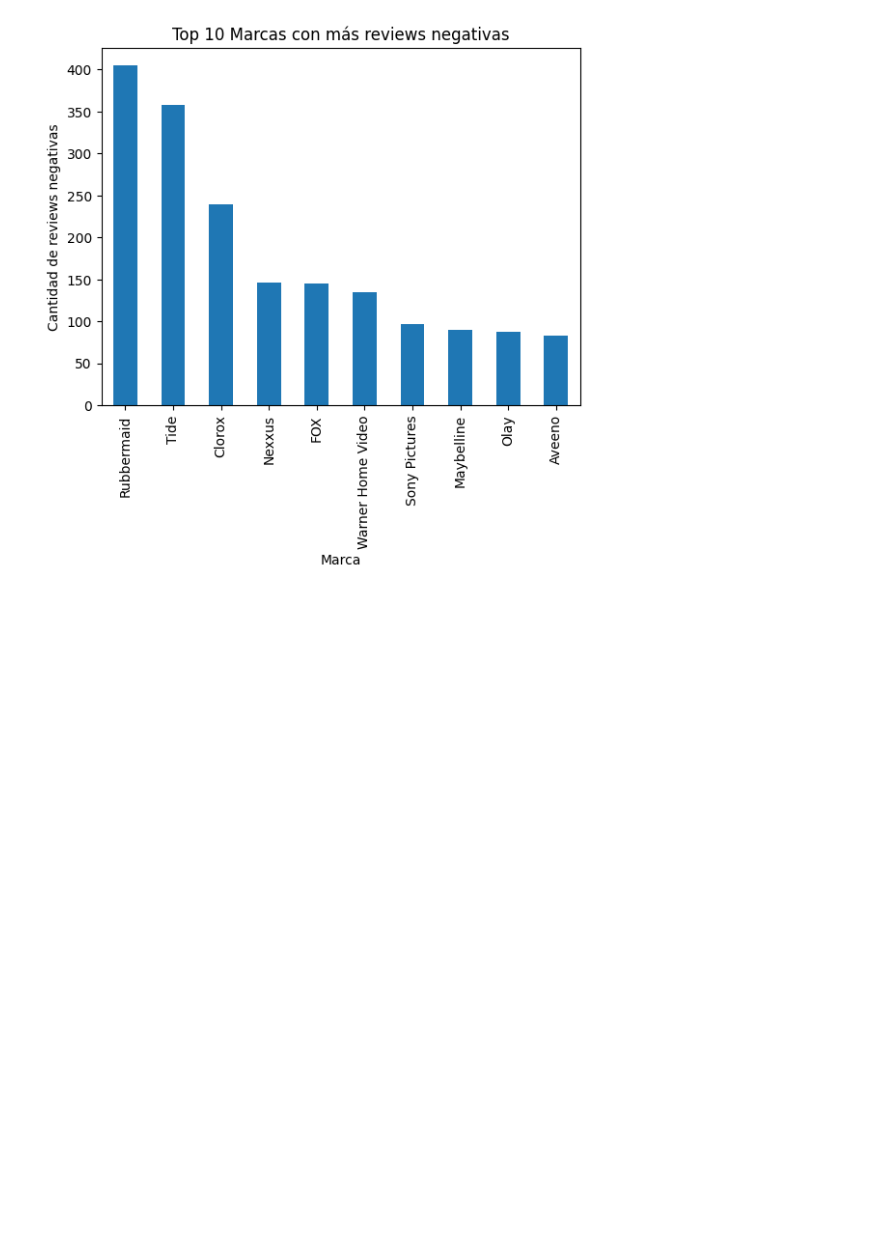
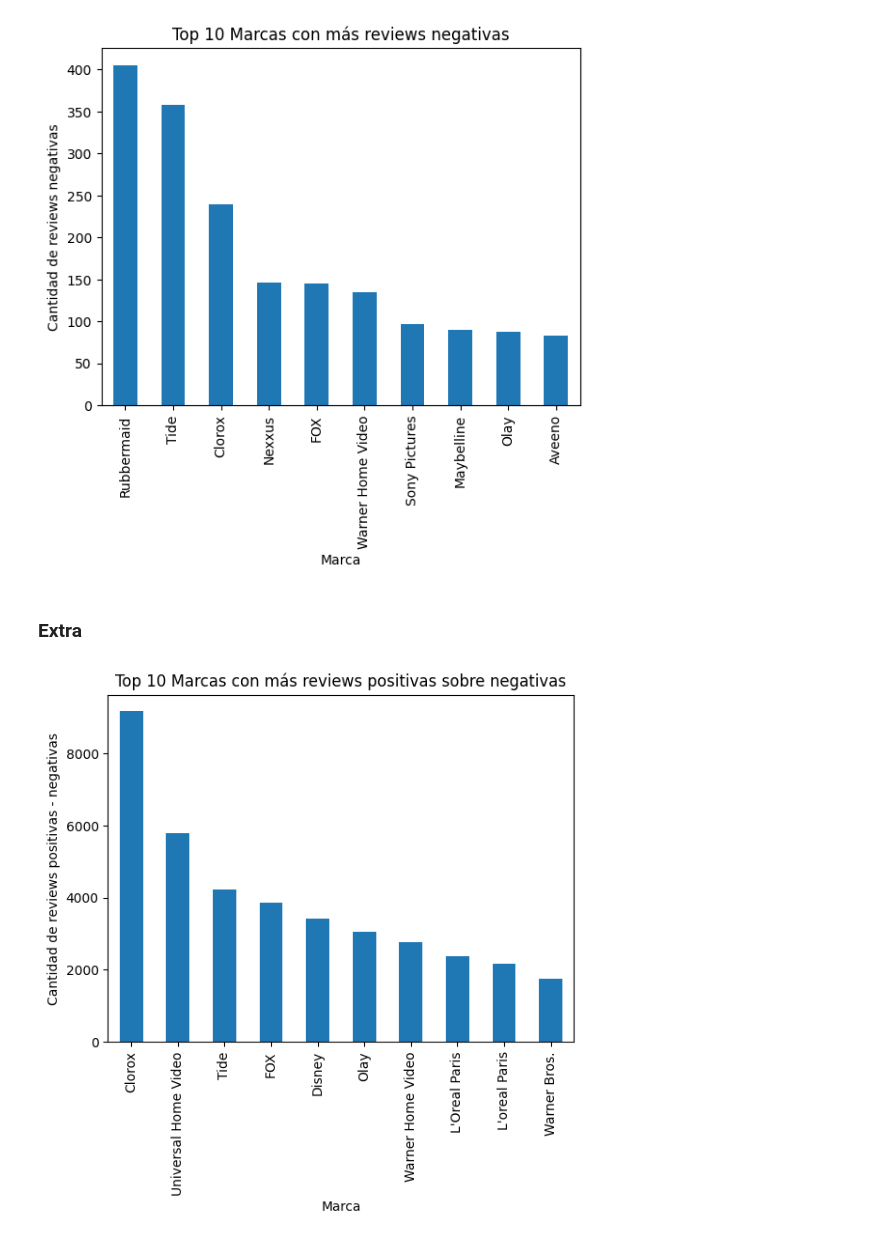
Before and after one commit to FranzCastillo/Sentiment-Analysis, a Jupyter notebook: src/ejercicio2.ipynb, the cells around one changed output. Saved outputs shown, nothing was run; the diff lists cells and outputs as text; code cells hidden in the pictures; blank space fills up the shorter version.

```diff
--- a/src/ejercicio2.ipynb
+++ b/src/ejercicio2.ipynb
@@ -225,3 +229,13 @@ top_10_negative_brands.plot(kind='bar', title='Top 10 Marcas con más reviews ne
 plt.show()
 # %% [output]
 [figure]
+# %% [markdown]
+### Extra
+# %%
+# top 10 brands with the most positive reviews over negative reviews (positive reviews - negative reviews)
+positive_negative_reviews = df.groupby('brand').apply(lambda x: x[x['sentiment'] == 'Positive'].shape[0] - x[x['sentiment'] == 'Negative'].shape[0])
+top_10_positive_negative_brands = positive_negative_reviews.nlargest(10)
+top_10_positive_negative_brands.plot(kind='bar', title='Top 10 Marcas con más reviews positivas sobre negativas', xlabel='Marca', ylabel='Cantidad de reviews positivas - negativas')
+plt.show()
+# %% [output]
+[figure, added]
```
Also changed, not shown: parts of 6 cells of this notebook.
